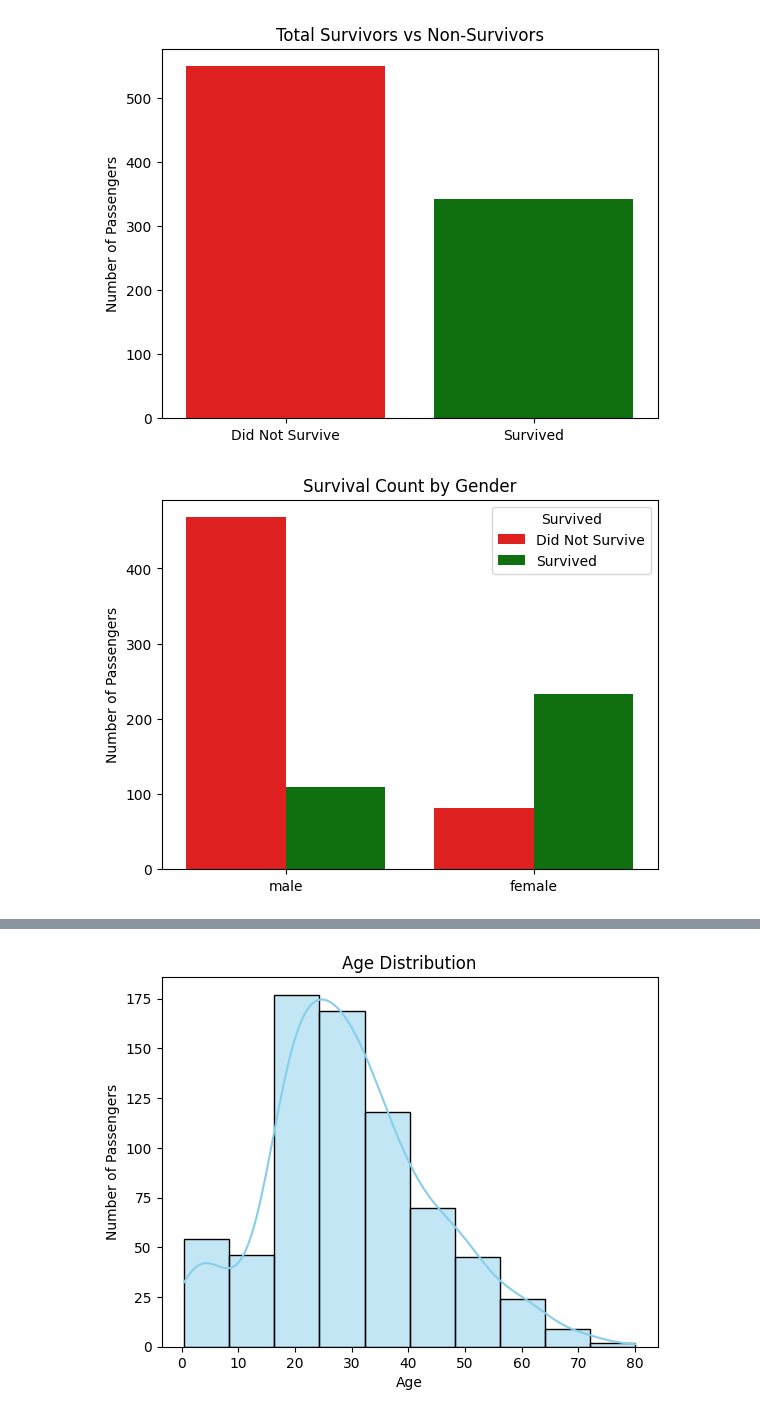
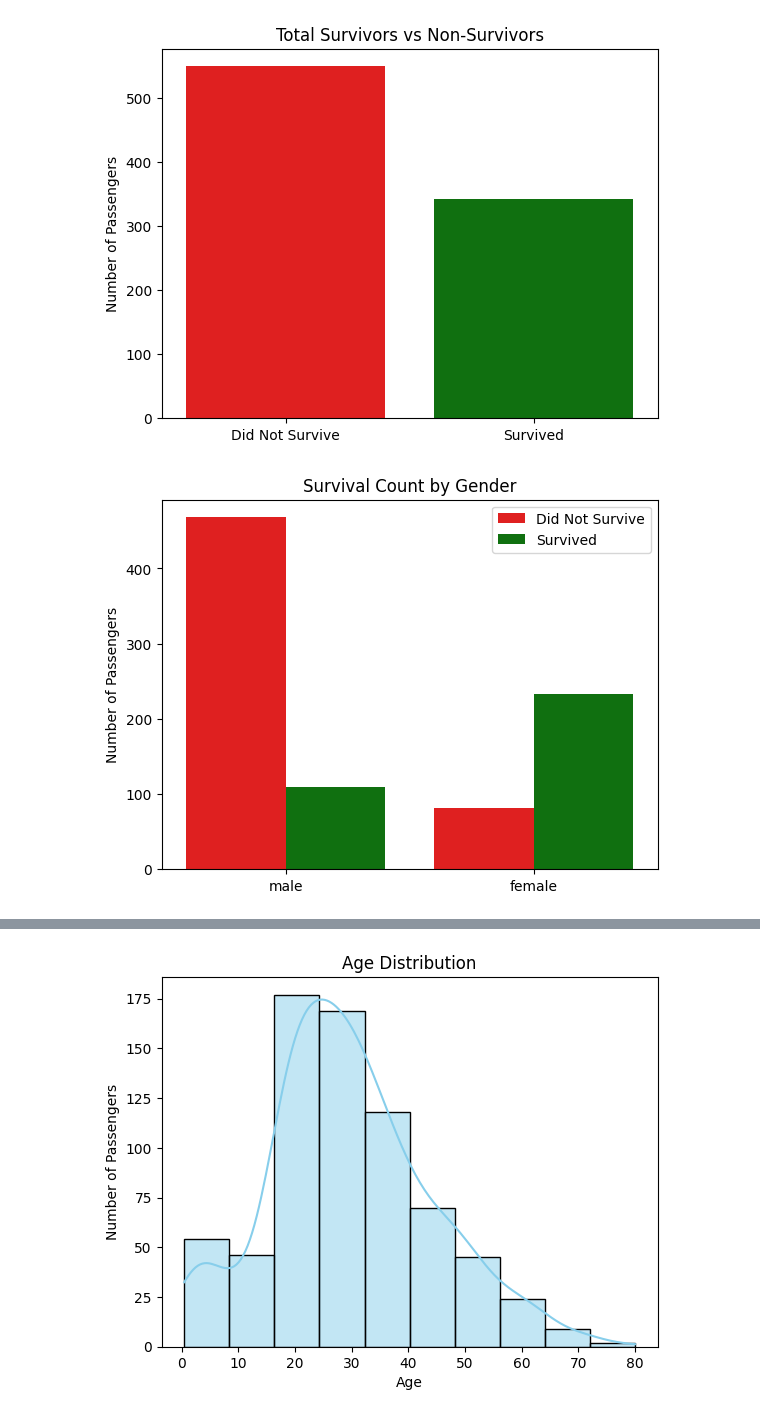
Before and after one commit to blaZeR0721/SCT_DS_2, a Jupyter notebook: DC_EDA.ipynb, the cells around one changed output, grey strips where cells are left out. Cells and saved outputs as stored; diff of their text form; code cells hidden in the pictures.

```diff
--- a/DC_EDA.ipynb
+++ b/DC_EDA.ipynb
@@ -88,17 +90,17 @@ plt.show()
 # %%
 # Count plot of Survived and non-Survived based on gender
 sns.countplot(x='Sex',
               hue=train['Survived'].astype(str),
               data=train,
               palette={'0': 'red', '1': 'green'},)
 
 plt.title('Survival Count by Gender')
 plt.xlabel('')
 plt.ylabel('Number of Passengers')
-plt.legend(title='Survived', labels=['Did Not Survive', 'Survived'])
+plt.legend(labels=['Did Not Survive', 'Survived'])
 plt.show()
 # %% [output]
-[figure, old version]
+[figure, new version]
 # %%
 # Count plot of Survived and non-Survived based on passenger class
 sns.countplot(
```
Also changed, not shown: parts of 2 cells of this notebook, 1 other file.
